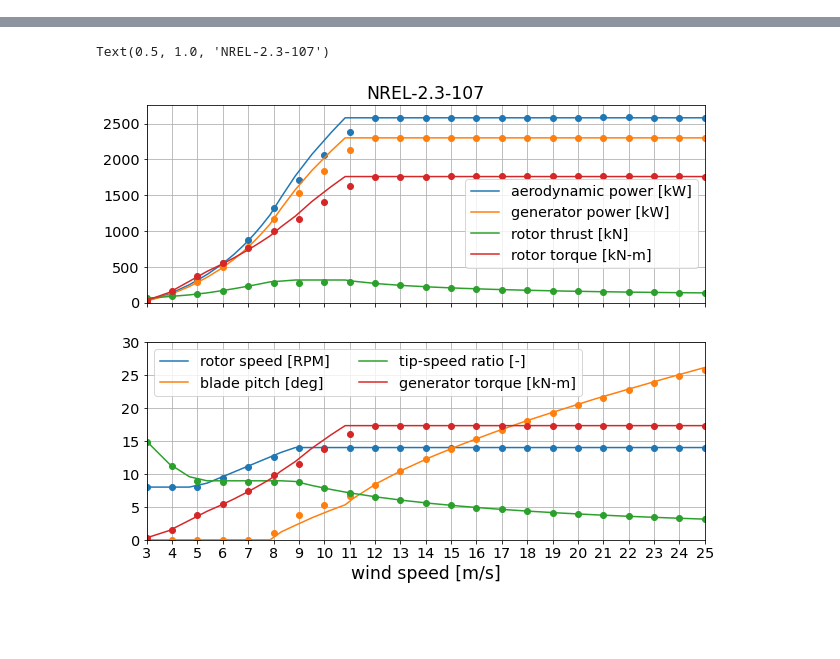
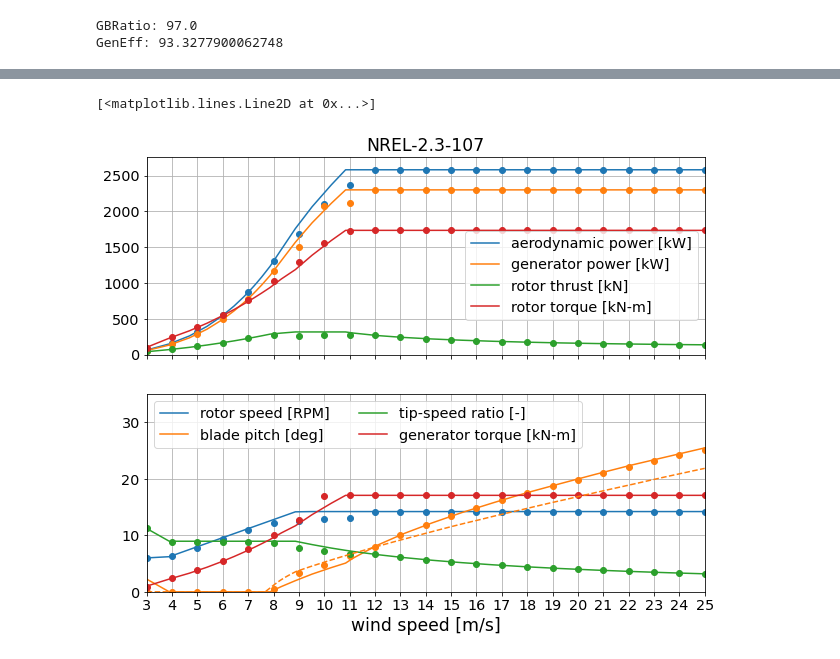
Before and after one commit to NREL/openfast-turbine-models, a Jupyter notebook: IEA-scaled/NREL-2.3-107/WEIS/check_NREL-2p3-107_openfast_powercurve.ipynb, the cells around one changed output, grey strips where cells are left out. Saved outputs shown, nothing was run; the diff lists cells and outputs as text; code cells hidden in the pictures; blank space fills up the shorter version.

```diff
--- a/IEA-scaled/NREL-2.3-107/WEIS/check_NREL-2p3-107_openfast_powercurve.ipynb
+++ b/IEA-scaled/NREL-2.3-107/WEIS/check_NREL-2p3-107_openfast_powercurve.ipynb
@@ -8,8 +8,5 @@ from weio import FASTOutputFile
 # %%
 prefix = 'NREL-2.3-107'
 outdir = 'outputs/power_curve/rank_0'
+rated_power = 2.3e6
 D = 107.
-
-# for calculating GenTq after the fact:
-GBRatio = 97.0
-GenEff = 93.34295581178844
@@ -16 +15,12 @@ GenEff = 93.34295581178844
+# %%
+# for calculating GenTq after the fact:
+EDinp = FASTInputFile(f'../OpenFAST/{prefix.replace(".","p")}_ElastoDyn.dat')
+GBRatio = EDinp['GBRatio']
+print('GBRatio:',GBRatio)
+SDinp = FASTInputFile(f'../OpenFAST/{prefix.replace(".","p")}_ServoDyn.dat')
+GenEff = SDinp['GenEff']
+print('GenEff:',GenEff)
+# %% [output]
+GBRatio: 97.0
+GenEff: 93.3277900062748
 # %%
@@ -87,33 +98,46 @@ pc['tip-speed ratio [-]'] = rotspd * D/2 / pc.index
 pc['aerodynamic power [kW]'] = pc['rotor torque [kN-m]'] * rotspd
 
 pc.to_csv(f'../{prefix}_openfast.csv')
+# %%
+def read_pitch_saturation(fpath):
+    with open(fpath,'r') as f:
+        for _ in range(103):
+            f.readline()
+        Npitch = int(f.readline().split()[0])
+        wspd = [float(val) for val in f.readline().split()[:Npitch]]
+        pitchsat = [float(val)*180/np.pi for val in f.readline().split()[:Npitch]]
+    return pd.Series(pitchsat,index=wspd)
+ps = read_pitch_saturation(f'../OpenFAST/{prefix.replace(".","p")}_DISCON.IN')
 # %%
 fig,ax = plt.subplots(nrows=2,sharex=True,figsize=(10,8))
 colors = plt.rcParams['axes.prop_cycle'].by_key()['color']
 
 for i, channel in enumerate(['aerodynamic power [kW]','generator power [kW]','rotor thrust [kN]','rotor torque [kN-m]']):
     ax[0].plot(design_pc.index, design_pc[channel], color=colors[i], label=channel)
     ax[0].plot(pc.index, pc[channel], 'o', color=colors[i])
 
 for i, channel in enumerate(['rotor speed [RPM]','blade pitch [deg]','tip-speed ratio [-]','generator torque [kN-m]']):
     ax[1].plot(design_pc.index, design_pc[channel], color=colors[i], label=channel)
     ax[1].plot(pc.index, pc[channel], 'o', color=colors[i])
-ax[0].set_ylim((0,2760))
-ax[1].set_ylim((0,30))
+ax[0].set_ylim((0,1.2*rated_power/1000))
+ax[1].set_ylim((0,35))
 
 for axi in ax:
     xticks = np.arange(3,26)
     axi.set_xticks(xticks)
     axi.set_xlim((xticks[0],xticks[-1]))
     axi.grid()
     axi.tick_params(labelsize='x-large')
     #axi.legend(loc='best',fontsize='x-large')
 axi.set_xlabel('wind speed [m/s]',fontsize='xx-large')
 ax[0].legend(loc='center right',bbox_to_anchor=(1,0.4),fontsize='x-large') # need small adjustment in position
 ax[1].legend(loc='upper left',ncol=2,fontsize='x-large') # need small adjustment in position
 ax[0].set_title(prefix, fontsize='xx-large')
 
+ax[1].plot(ps.index, ps, '--', color='tab:orange',
+           label='ROSCO pitch saturation [deg]')
+
 #fig.savefig(os.path.join(outdir,prefix+'_design_overview.png'),bbox_inches='tight')
 # %% [output]
-Text(0.5, 1.0, 'NREL-2.3-107')
+[<matplotlib.lines.Line2D at 0x...>]
-[figure, old version]
+[figure, new version]
```
Also changed, not shown: parts of 3 cells of this notebook, 14 other files.
